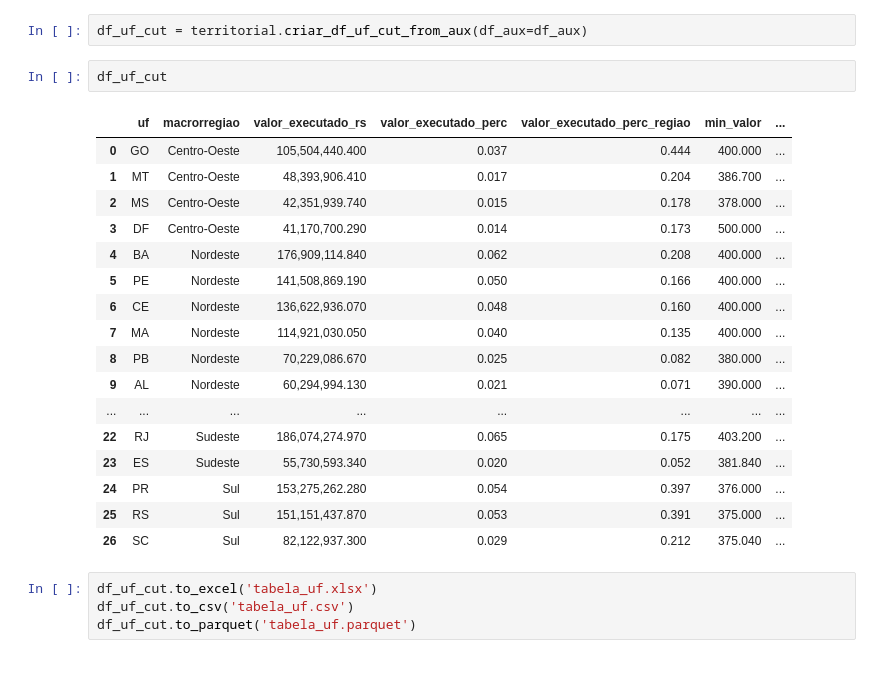
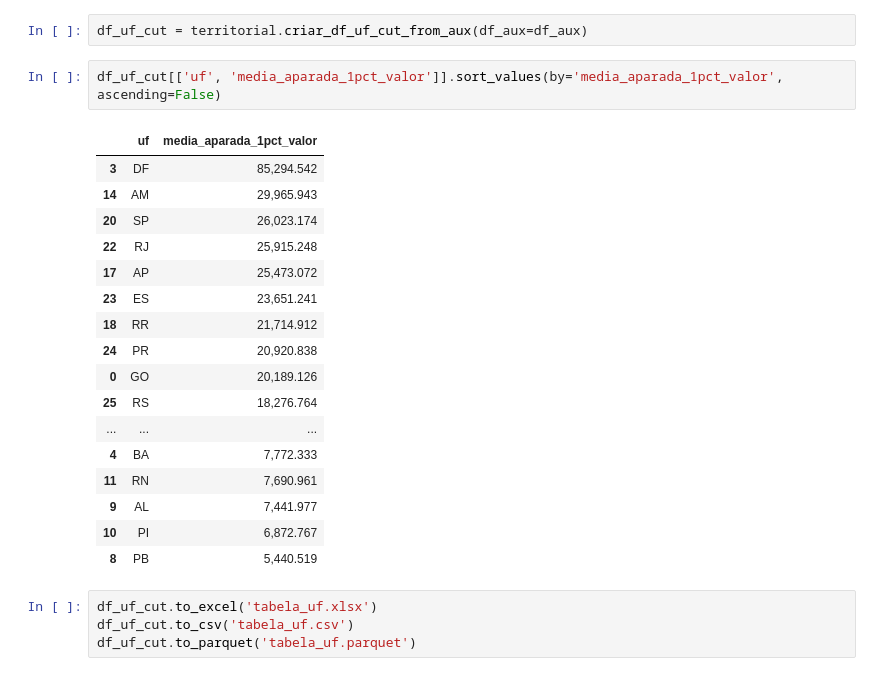
Before and after one commit to SGE-Subsecretaria-de-Gestao-Estrategica/pnab-data-vis, a Jupyter notebook: src/notebooks/gabriel_create_csv.ipynb, the cells around one changed output. Saved outputs shown, nothing was run; the diff lists cells and outputs as text.

```diff
--- a/src/notebooks/gabriel_create_csv.ipynb
+++ b/src/notebooks/gabriel_create_csv.ipynb
@@ -70,26 +70,26 @@ df_uf           = territorial.executed_value_n_contemplados_qty_by(df_cubo=df_cu
 df_uf_cut = df_uf[['uf','valor_executado_rs','valor_executado_perc', 'min_valor', 'mediana_valor', 'max_valor', 'media_valor','valor_executado_percapita', 'qtde_contemplados']]
 # %%
 df_uf_cut = territorial.criar_df_uf_cut_from_aux(df_aux=df_aux)
-# %%
-df_uf_cut
-# %% [output]
-|  | uf | macrorregiao | valor_executado_rs | valor_executado_perc | valor_executado_perc_regiao | min_valor | ... |
-| 0 | GO | Centro-Oeste | 105,504,440.400 | 0.037 | 0.444 | 400.000 | ... |
-| 1 | MT | Centro-Oeste | 48,393,906.410 | 0.017 | 0.204 | 386.700 | ... |
-| 2 | MS | Centro-Oeste | 42,351,939.740 | 0.015 | 0.178 | 378.000 | ... |
-| 3 | DF | Centro-Oeste | 41,170,700.290 | 0.014 | 0.173 | 500.000 | ... |
-| 4 | BA | Nordeste | 176,909,114.840 | 0.062 | 0.208 | 400.000 | ... |
-| 5 | PE | Nordeste | 141,508,869.190 | 0.050 | 0.166 | 400.000 | ... |
-| 6 | CE | Nordeste | 136,622,936.070 | 0.048 | 0.160 | 400.000 | ... |
-| 7 | MA | Nordeste | 114,921,030.050 | 0.040 | 0.135 | 400.000 | ... |
-| 8 | PB | Nordeste | 70,229,086.670 | 0.025 | 0.082 | 380.000 | ... |
-| 9 | AL | Nordeste | 60,294,994.130 | 0.021 | 0.071 | 390.000 | ... |
-| ... | ... | ... | ... | ... | ... | ... | ... |
-| 22 | RJ | Sudeste | 186,074,274.970 | 0.065 | 0.175 | 403.200 | ... |
-| 23 | ES | Sudeste | 55,730,593.340 | 0.020 | 0.052 | 381.840 | ... |
-| 24 | PR | Sul | 153,275,262.280 | 0.054 | 0.397 | 376.000 | ... |
-| 25 | RS | Sul | 151,151,437.870 | 0.053 | 0.391 | 375.000 | ... |
-| 26 | SC | Sul | 82,122,937.300 | 0.029 | 0.212 | 375.040 | ... |
+# %%
+df_uf_cut[['uf', 'media_aparada_1pct_valor']].sort_values(by='media_aparada_1pct_valor', ascending=False)
+# %% [output]
+|  | uf | media_aparada_1pct_valor |
+| 3 | DF | 85,294.542 |
+| 14 | AM | 29,965.943 |
+| 20 | SP | 26,023.174 |
+| 22 | RJ | 25,915.248 |
+| 17 | AP | 25,473.072 |
+| 23 | ES | 23,651.241 |
+| 18 | RR | 21,714.912 |
+| 24 | PR | 20,920.838 |
+| 0 | GO | 20,189.126 |
+| 25 | RS | 18,276.764 |
+| ... | ... | ... |
+| 4 | BA | 7,772.333 |
+| 11 | RN | 7,690.961 |
+| 9 | AL | 7,441.977 |
+| 10 | PI | 6,872.767 |
+| 8 | PB | 5,440.519 |
 # %%
 df_uf_cut.to_excel('tabela_uf.xlsx')
 df_uf_cut.to_csv('tabela_uf.csv')
```
Also changed, not shown: parts of 1 cell of this notebook, 1 other file.
